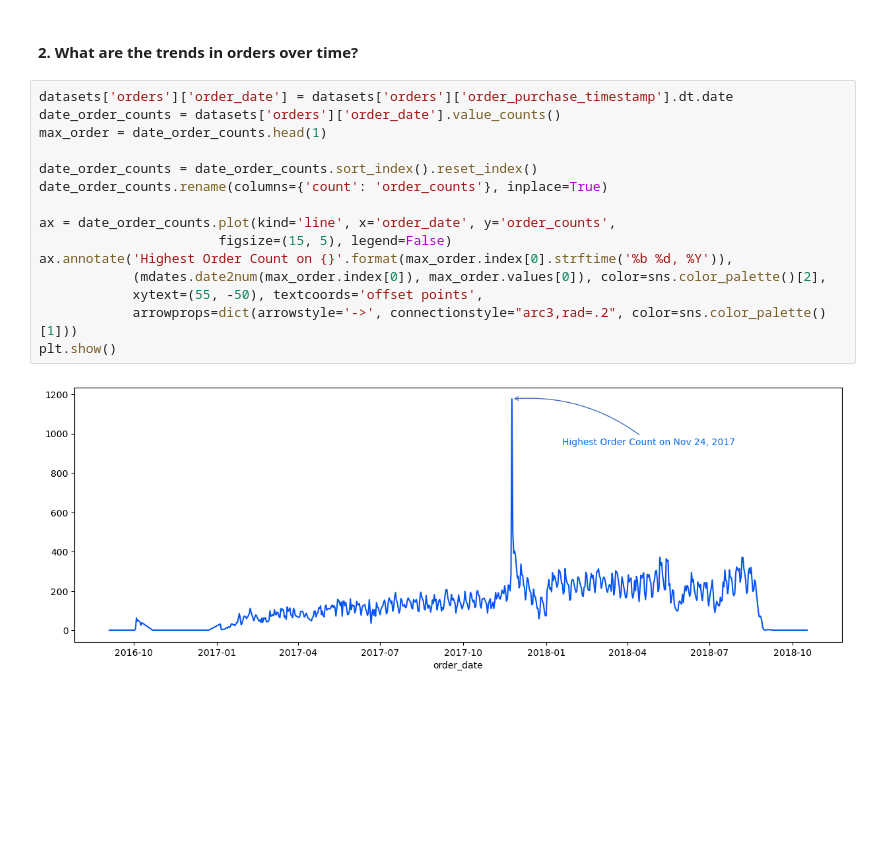
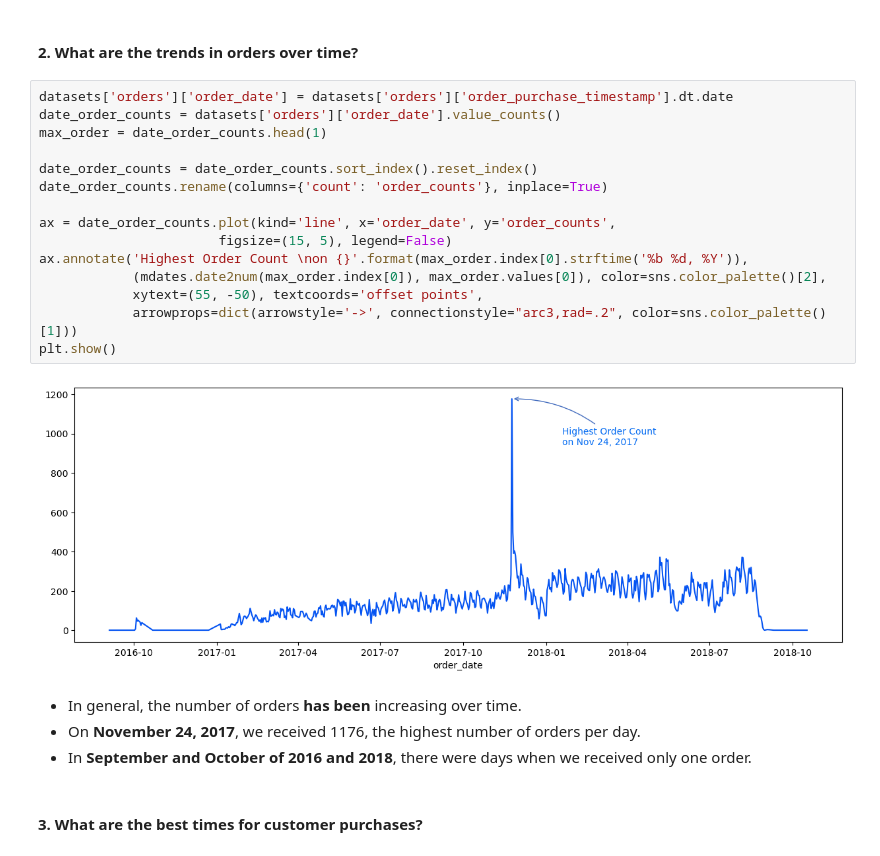
Before and after one commit to MohammadGhanaym/Data-Analysis-Projects, a Jupyter notebook: Analyze E-commerce dataset by Olist/Analysis.ipynb, the cells around one changed output. Saved outputs shown, nothing was run; the diff lists cells and outputs as text; blank space fills up the shorter version.

```diff
--- a/Analyze E-commerce dataset by Olist/Analysis.ipynb
+++ b/Analyze E-commerce dataset by Olist/Analysis.ipynb
@@ -438,17 +447,23 @@ plt.show()
 # %%
 datasets['orders']['order_date'] = datasets['orders']['order_purchase_timestamp'].dt.date
 date_order_counts = datasets['orders']['order_date'].value_counts()
 max_order = date_order_counts.head(1)
 
 date_order_counts = date_order_counts.sort_index().reset_index()
 date_order_counts.rename(columns={'count': 'order_counts'}, inplace=True)
 
 ax = date_order_counts.plot(kind='line', x='order_date', y='order_counts',
                        figsize=(15, 5), legend=False)
-ax.annotate('Highest Order Count on {}'.format(max_order.index[0].strftime('%b %d, %Y')),
+ax.annotate('Highest Order Count \non {}'.format(max_order.index[0].strftime('%b %d, %Y')),
             (mdates.date2num(max_order.index[0]), max_order.values[0]), color=sns.color_palette()[2],
             xytext=(55, -50), textcoords='offset points',
             arrowprops=dict(arrowstyle='->', connectionstyle="arc3,rad=.2", color=sns.color_palette()[1]))
 plt.show()
 # %% [output]
-[figure, old version]
+[figure, new version]
+# %% [markdown]
+- In general, the number of orders **has been** increasing over time.
+- On **November 24, 2017**, we received 1176, the highest number of orders per day.
+- In **September and October of 2016 and 2018**, there were days when we received only one order.
+# %% [markdown]
+#### 3. What are the best times for customer purchases?
```
Also changed, not shown: parts of 21 cells of this notebook, 1 other file.
